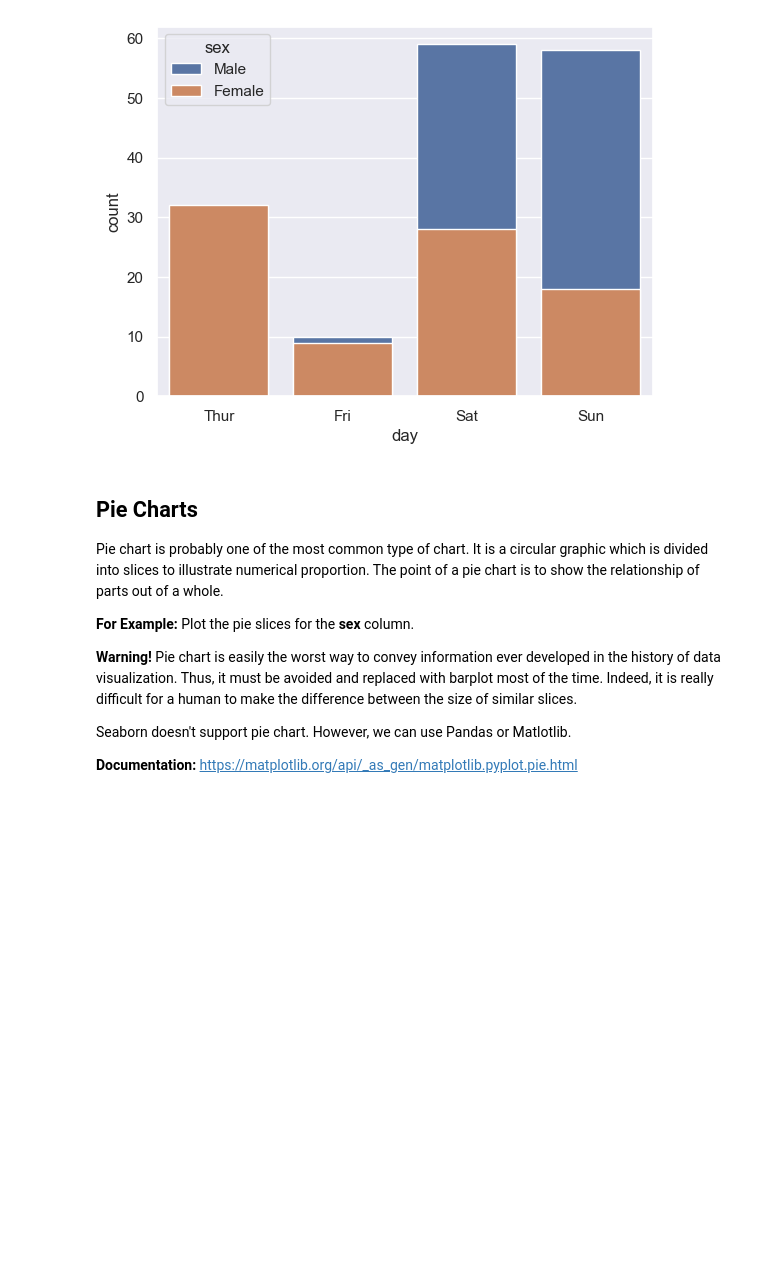
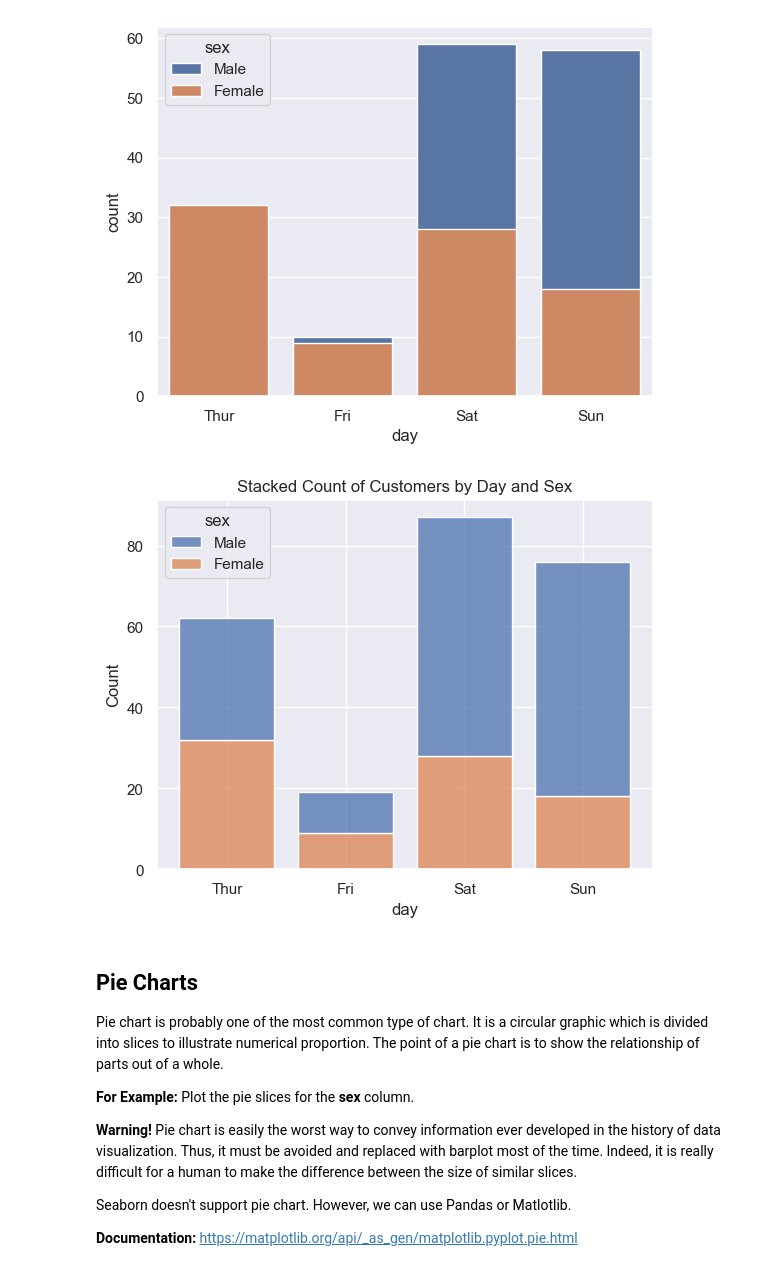
Before and after one commit to abid-rasel/MLOB_My_FILE, a Jupyter notebook: Session/Day 10/data_visualization.ipynb, the cells around one changed output. Cells and saved outputs as stored; diff of their text form; code cells hidden in the pictures; blank space fills up the shorter version.

```diff
--- a/Session/Day 10/data_visualization.ipynb
+++ b/Session/Day 10/data_visualization.ipynb
@@ -161,5 +174,19 @@ plot = sns.countplot(x='day', hue='sex', data=tips, dodge=False)
 # %% [output]
 [figure]
+# %%
+# Stacked version with histplot
+sns.histplot(
+    data=tips,
+    x="day",
+    hue="sex",
+    multiple="stack",
+    shrink=0.8   # makes bars thinner for better spacing
+)
+
+plt.title("Stacked Count of Customers by Day and Sex")
+plt.show()
+# %% [output]
+[figure, added]
 # %% [markdown]
 <a id='pie'></a>
 ## Pie Charts
```
Also changed, not shown: parts of 4 cells of this notebook, 3 other files.
